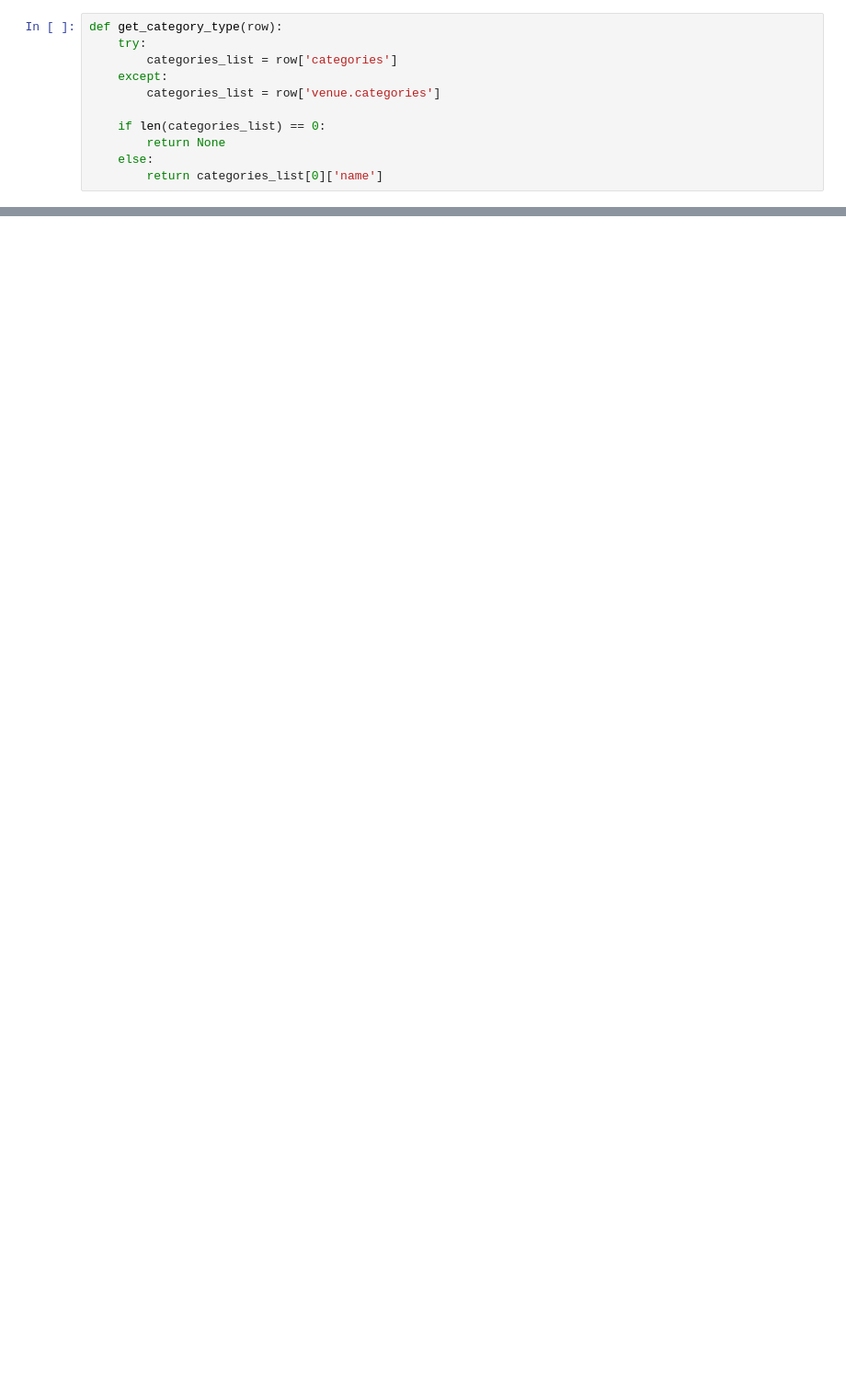
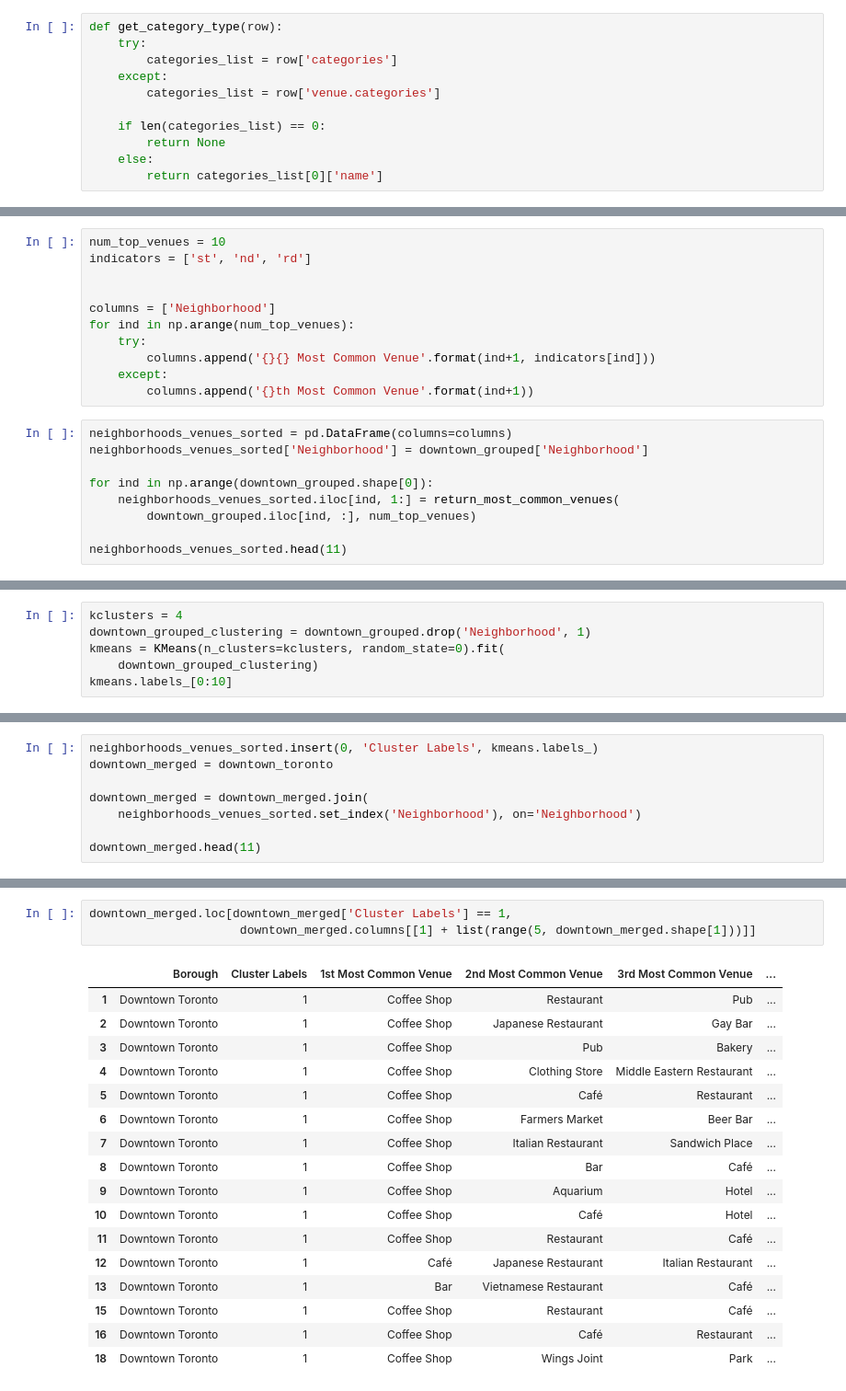
Before and after one commit to zokigorgiev83/Coursera-Capstone, a Jupyter notebook: segmenting_and_clustering_neighborhoods_in_toronto.ipynb, the cells around one changed output, grey strips where cells are left out. Shown at 92% size. Cells and saved outputs as stored; diff of their text form; blank space fills up the shorter version.

```diff
--- a/segmenting_and_clustering_neighborhoods_in_toronto.ipynb
+++ b/segmenting_and_clustering_neighborhoods_in_toronto.ipynb
@@ -301,0 +527,20 @@ def get_category_type(row):
+# %%
+num_top_venues = 10
+indicators = ['st', 'nd', 'rd']
+
+
+columns = ['Neighborhood']
+for ind in np.arange(num_top_venues):
+    try:
+        columns.append('{}{} Most Common Venue'.format(ind+1, indicators[ind]))
+    except:
+        columns.append('{}th Most Common Venue'.format(ind+1))
+# %%
+neighborhoods_venues_sorted = pd.DataFrame(columns=columns)
+neighborhoods_venues_sorted['Neighborhood'] = downtown_grouped['Neighborhood']
+
+for ind in np.arange(downtown_grouped.shape[0]):
+    neighborhoods_venues_sorted.iloc[ind, 1:] = return_most_common_venues(
+        downtown_grouped.iloc[ind, :], num_top_venues)
+
+neighborhoods_venues_sorted.head(11)
@@ -301,0 +560,6 @@ def get_category_type(row):
+# %%
+kclusters = 4
+downtown_grouped_clustering = downtown_grouped.drop('Neighborhood', 1)
+kmeans = KMeans(n_clusters=kclusters, random_state=0).fit(
+    downtown_grouped_clustering)
+kmeans.labels_[0:10]
@@ -301,0 +568,8 @@ def get_category_type(row):
+# %%
+neighborhoods_venues_sorted.insert(0, 'Cluster Labels', kmeans.labels_)
+downtown_merged = downtown_toronto
+
+downtown_merged = downtown_merged.join(
+    neighborhoods_venues_sorted.set_index('Neighborhood'), on='Neighborhood')
+
+downtown_merged.head(11)
@@ -301,0 +620,21 @@ def get_category_type(row):
+# %%
+downtown_merged.loc[downtown_merged['Cluster Labels'] == 1,
+                     downtown_merged.columns[[1] + list(range(5, downtown_merged.shape[1]))]]
+# %% [output]
+|  | Borough | Cluster Labels | 1st Most Common Venue | 2nd Most Common Venue | 3rd Most Common Venue | ... |
+| 1 | Downtown Toronto | 1 | Coffee Shop | Restaurant | Pub | ... |
+| 2 | Downtown Toronto | 1 | Coffee Shop | Japanese Restaurant | Gay Bar | ... |
+| 3 | Downtown Toronto | 1 | Coffee Shop | Pub | Bakery | ... |
+| 4 | Downtown Toronto | 1 | Coffee Shop | Clothing Store | Middle Eastern Restaurant | ... |
+| 5 | Downtown Toronto | 1 | Coffee Shop | Café | Restaurant | ... |
+| 6 | Downtown Toronto | 1 | Coffee Shop | Farmers Market | Beer Bar | ... |
+| 7 | Downtown Toronto | 1 | Coffee Shop | Italian Restaurant | Sandwich Place | ... |
+| 8 | Downtown Toronto | 1 | Coffee Shop | Bar | Café | ... |
+| 9 | Downtown Toronto | 1 | Coffee Shop | Aquarium | Hotel | ... |
+| 10 | Downtown Toronto | 1 | Coffee Shop | Café | Hotel | ... |
+| 11 | Downtown Toronto | 1 | Coffee Shop | Restaurant | Café | ... |
+| 12 | Downtown Toronto | 1 | Café | Japanese Restaurant | Italian Restaurant | ... |
+| 13 | Downtown Toronto | 1 | Bar | Vietnamese Restaurant | Café | ... |
+| 15 | Downtown Toronto | 1 | Coffee Shop | Restaurant | Café | ... |
+| 16 | Downtown Toronto | 1 | Coffee Shop | Café | Restaurant | ... |
+| 18 | Downtown Toronto | 1 | Coffee Shop | Wings Joint | Park | ... |
```
Also changed, not shown: parts of 21 cells of this notebook.
